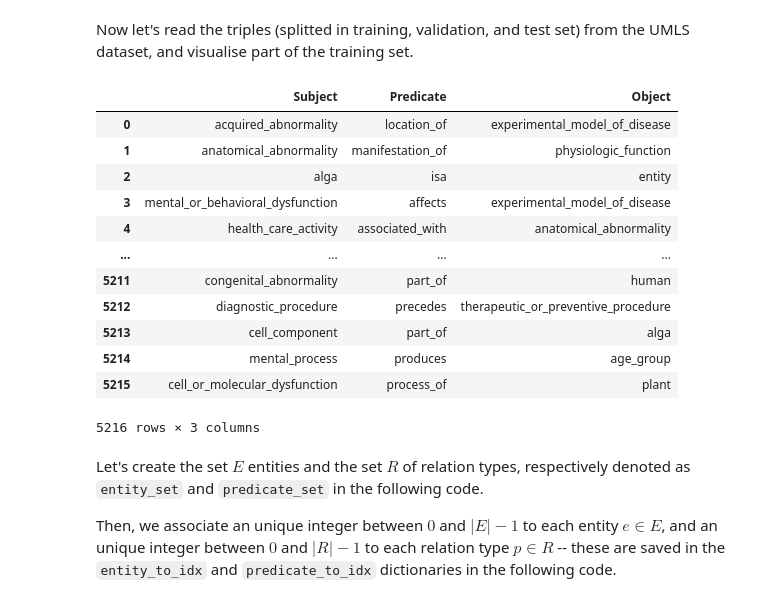
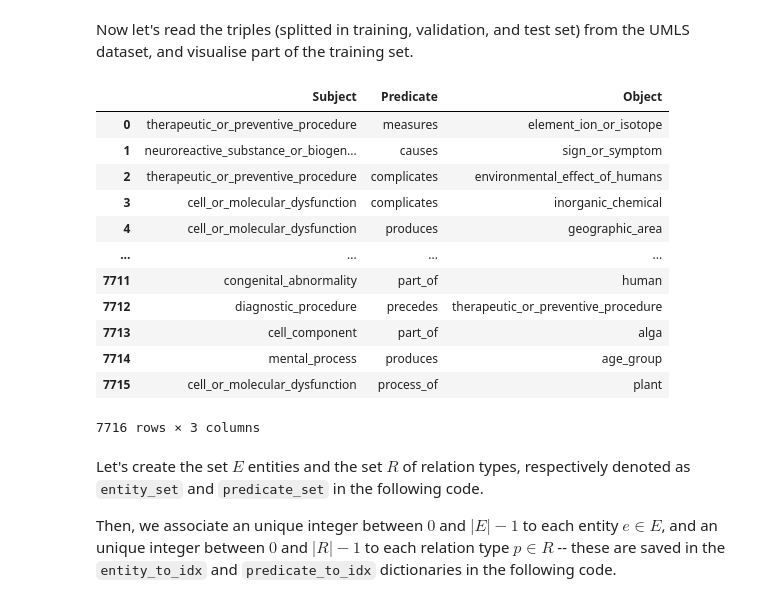
Before and after one commit to FlintyTub49/augmentation-diss, a Jupyter notebook: KGC Embeddings.ipynb, the cells around one changed output. Drawn from its saved outputs; the diff is of its cells as text; code cells hidden in the pictures.

Commit message:
First round experiments

```diff
--- a/KGC Embeddings.ipynb
+++ b/KGC Embeddings.ipynb
@@ -39,41 +7,39 @@ Now let's read the triples (splitted in training, validation, and test set) from
 # %%
 # @title
 from os.path import splitext
 from typing import List, Tuple, Set, Dict, Optional, Iterable, Pattern
 
 def read_triples(path: str) -> List[Tuple[str, str, str]]:
     triples = []
     with open(path, 'rt') as f:
       for line in f:
         s, p, o = line.split('\t')
         triples += [(s.strip(), p.strip(), o.strip())]
     return triples
 
 
-train_triples_lst = read_triples('train.txt')
-valid_triples_lst = read_triples('valid.txt')
-test_triples_lst = read_triples('test.txt')
+train_triples_lst = read_triples('text_files/umls/umls_train.tsv')
+valid_triples_lst = read_triples('text_files/umls/dev.tsv')
+test_triples_lst = read_triples('text_files/umls/test.tsv')
 
 import pandas as pd
-from google.colab import data_table
-data_table.enable_dataframe_formatter()
 
 train_df = pd.DataFrame(train_triples_lst, columns =['Subject', 'Predicate', 'Object'])
 train_df
 # %% [output]
 |  | Subject | Predicate | Object |
-| 0 | acquired_abnormality | location_of | experimental_model_of_disease |
-| 1 | anatomical_abnormality | manifestation_of | physiologic_function |
-| 2 | alga | isa | entity |
-| 3 | mental_or_behavioral_dysfunction | affects | experimental_model_of_disease |
-| 4 | health_care_activity | associated_with | anatomical_abnormality |
+| 0 | therapeutic_or_preventive_procedure | measures | element_ion_or_isotope |
+| 1 | neuroreactive_substance_or_biogen... | causes | sign_or_symptom |
+| 2 | therapeutic_or_preventive_procedure | complicates | environmental_effect_of_humans |
+| 3 | cell_or_molecular_dysfunction | complicates | inorganic_chemical |
+| 4 | cell_or_molecular_dysfunction | produces | geographic_area |
 | ... | ... | ... | ... |
-| 5211 | congenital_abnormality | part_of | human |
-| 5212 | diagnostic_procedure | precedes | therapeutic_or_preventive_procedure |
-| 5213 | cell_component | part_of | alga |
-| 5214 | mental_process | produces | age_group |
-| 5215 | cell_or_molecular_dysfunction | process_of | plant |
+| 7711 | congenital_abnormality | part_of | human |
+| 7712 | diagnostic_procedure | precedes | therapeutic_or_preventive_procedure |
+| 7713 | cell_component | part_of | alga |
+| 7714 | mental_process | produces | age_group |
+| 7715 | cell_or_molecular_dysfunction | process_of | plant |
-5216 rows × 3 columns
+7716 rows × 3 columns
 # %% [markdown]
 Let's create the set $E$ entities and the set $R$ of relation types, respectively denoted as `entity_set` and `predicate_set` in the following code.
 
```
Also changed, not shown: parts of 8 cells of this notebook, 11 other files.
